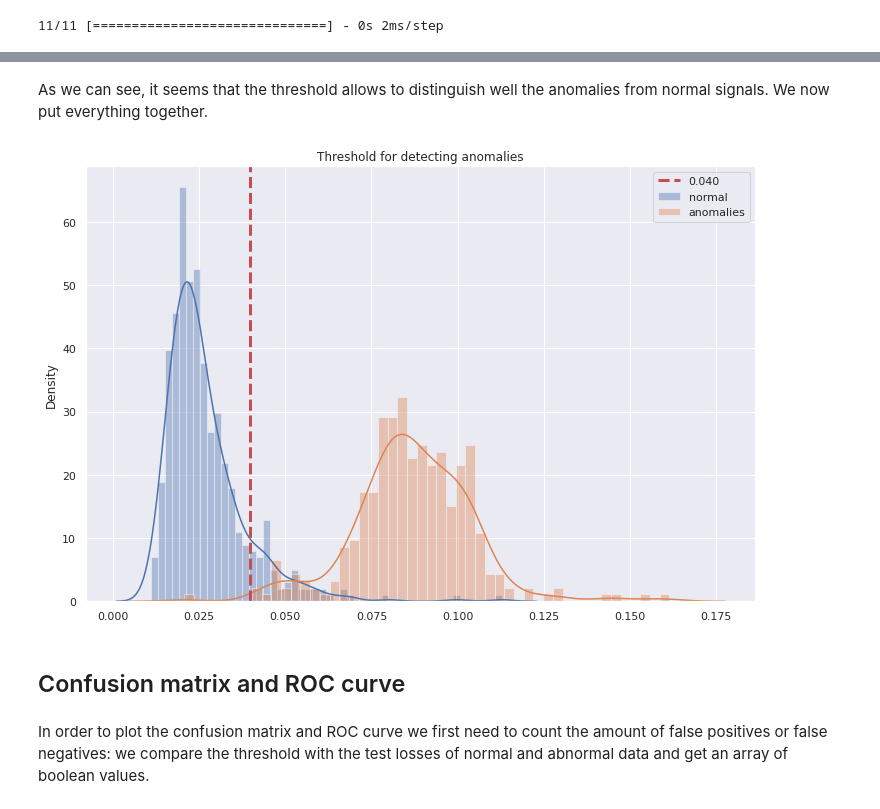
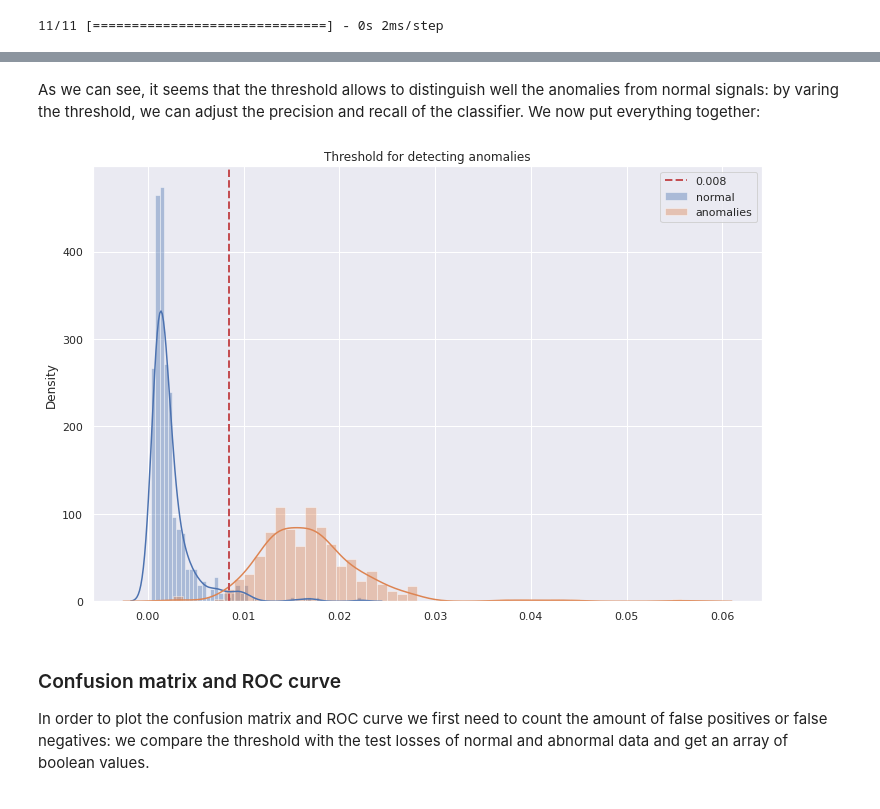
Before and after one commit to stefanopc/ECG-Anomaly-Detection-Classification, a Jupyter notebook: AI_Industry.ipynb, the cells around one changed output, grey strips where cells are left out. Drawn from its saved outputs; the diff is of its cells as text; code cells hidden in the pictures.

```diff
--- a/AI_Industry.ipynb
+++ b/AI_Industry.ipynb
@@ -390,6 +394,6 @@ We can now compute the mean absolute error (MAE) of the normal and abnormal data
 # %%
 reconstruction = autoencoder.predict(normal_X_train)
-train_loss = tf.keras.losses.mae(reconstruction, normal_X_train)
+train_loss = tf.keras.losses.mse(reconstruction, normal_X_train)
 # %% [output]
 61/61 [==============================] - 0s 1ms/step
 # %%
@@ -404,4 +410,4 @@ std_normal = np.std(train_loss)
 # %%
-threshold = mean_normal + std_normal
+threshold = mean_normal + 2*std_normal
 print("Threshold: ", threshold)
 # %% [output]
@@ -418,6 +425,6 @@ We now calculate the loss on the test data, plot the histogram and compute the c
 # %%
 reconstruction_test = autoencoder.predict(normal_X_test)
-test_loss_normal = tf.keras.losses.mae(reconstruction_test, normal_X_test)
+test_loss_normal = tf.keras.losses.mse(reconstruction_test, normal_X_test)
 # %% [output]
 16/16 [==============================] - 0s 2ms/step
 # %%
@@ -438,6 +443,6 @@ The same process is applied to anomalous test data
 # %%
 reconstruction_anomalies = autoencoder.predict(anomaly_X_test)
-test_loss_anomalies = tf.keras.losses.mae(reconstruction_anomalies, anomaly_X_test)
+test_loss_anomalies = tf.keras.losses.mse(reconstruction_anomalies, anomaly_X_test)
 # %% [output]
 11/11 [==============================] - 0s 2ms/step
 # %%
@@ -454,26 +459,25 @@ Correct anomaly predictions: 329/330
 # %% [markdown]
-As we can see, it seems that the threshold allows to distinguish well the anomalies from normal signals. We now put everything together.
+As we can see, it seems that the threshold allows to distinguish well the anomalies from normal signals: by varing the threshold, we can adjust the precision and recall of the classifier. We now put everything together:
 # %%
 sns.set(rc={'figure.figsize':(12,8)})
 
-# plot two histograms of normal and abnormal data
+# Plot two histograms of normal and abnormal data
 sns.distplot(test_loss_normal.numpy(), bins=50, label='normal')
 sns.distplot(test_loss_anomalies.numpy(), bins=50, label='anomalies')
 
-# plot a vertical line representing the threshold
-plt.axvline(threshold, color='r', linewidth=3, linestyle='dashed', label='{:0.3f}'.format(threshold))
+# Plot a vertical line representing the threshold
+plt.axvline(threshold, color='r', linewidth=2, linestyle='dashed', label='{:0.3f}'.format(threshold))
 
-# add legend and title
+# Add legend and title
 plt.legend(loc='upper right')
 plt.title('Threshold for detecting anomalies')
 plt.show()
 # %% [output]
-[figure, old version]
+[figure, new version]
-# %% [markdown]
-## Confusion matrix and ROC curve
 # %% [markdown]
-In order to plot the confusion matrix and ROC curve we first need to count
-the amount of false positives or false negatives: we compare the threshold with the test losses of normal and abnormal data and get an array of boolean values.
+### Confusion matrix and ROC curve
+
+In order to plot the confusion matrix and ROC curve we first need to count the amount of false positives or false negatives: we compare the threshold with the test losses of normal and abnormal data and get an array of boolean values.
 # %%
 # We correctly detect normal data if the normal loss is smaller than the threshold
 pred_normal = tf.math.less(test_loss_normal, threshold)
```
Also changed, not shown: parts of 135 cells of this notebook, 1 other file.
